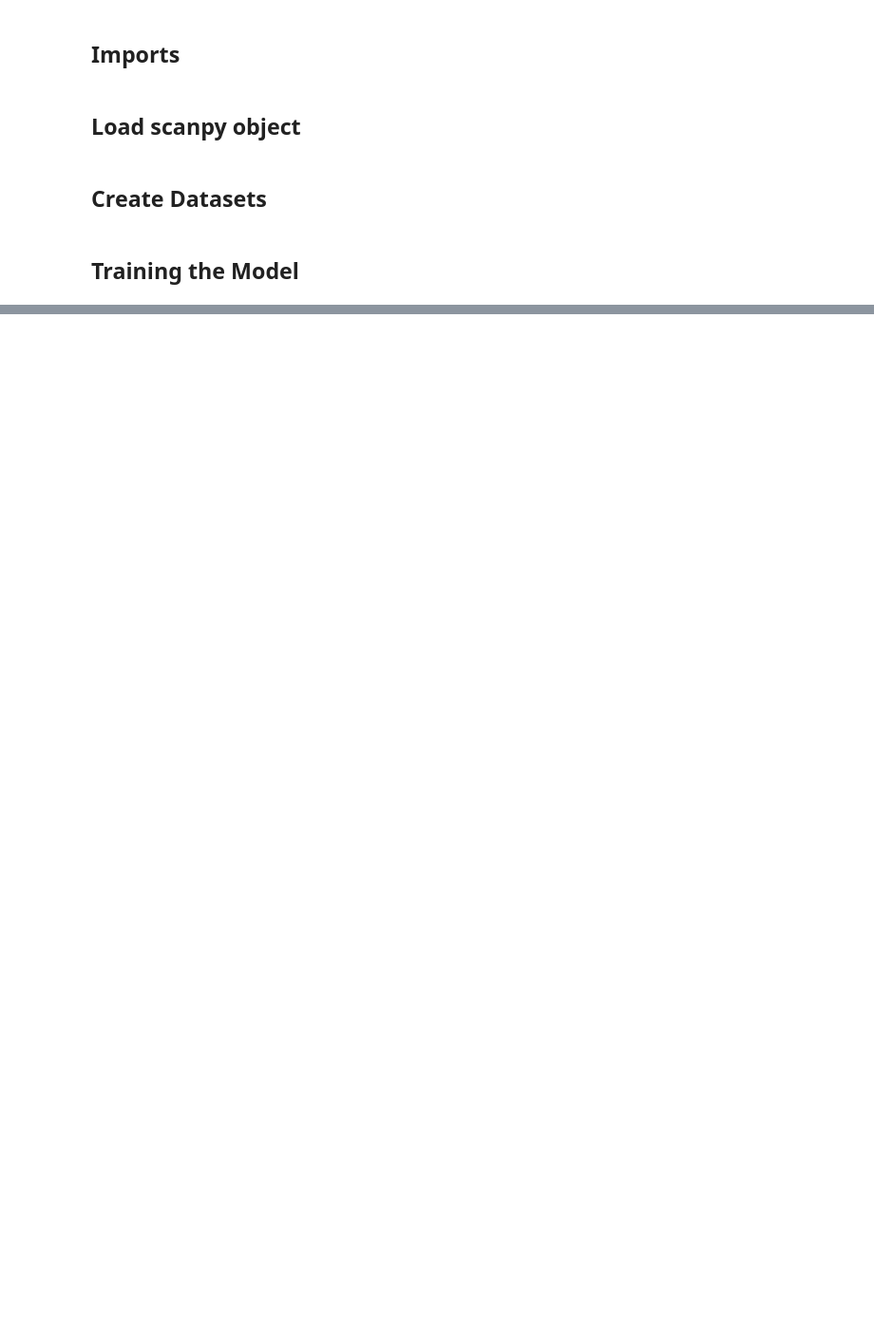
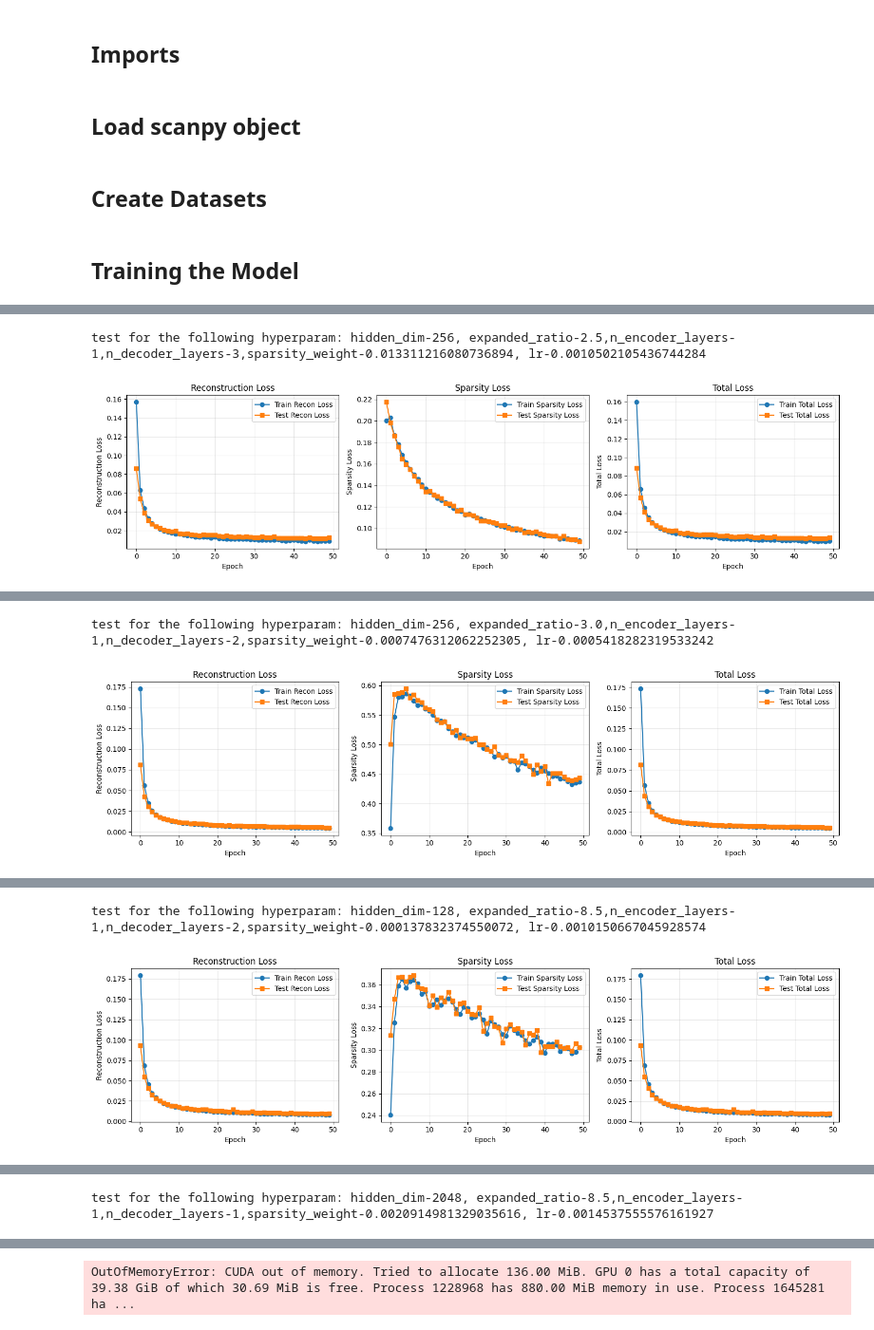
Before and after one commit to ranaabarghout/AstroBio, a Jupyter notebook: notebooks/0.4-sample-test-model.ipynb, the cells around one changed output, grey strips where cells are left out. Shown: that part at 95% size. Saved outputs shown, nothing was run; the diff lists cells and outputs as text; code cells hidden in the pictures; blank space fills up the shorter version.

```diff
--- a/notebooks/0.4-sample-test-model.ipynb
+++ b/notebooks/0.4-sample-test-model.ipynb
@@ -48,0 +54,56 @@ losses = model.train_model(
+# %%
+import optuna
+import numpy as np
+import torch
+import random
+import gc
+
+np.random.seed(42)
+torch.manual_seed(42)
+random.seed(42)
+
+def objective(trial):
+    # Suggest hyperparameters to optimize
+    hidden_dim = trial.suggest_categorical('hidden_dim', [128, 256, 512, 1028, 2048])
+    expanded_ratio = trial.suggest_float('expanded_ratio', 1.5, 10.0, step=0.5)
+    n_encoder_layers = trial.suggest_int('n_encoder_layers', 1, 3)
+    n_decoder_layers = trial.suggest_int('n_decoder_layers', 1, 3)
+    lr = trial.suggest_loguniform('lr', 1e-4, 5e-3)
+    sparsity_weight = trial.suggest_loguniform('sparsity_weight', 1e-4, 1e-1)
+
+    # Instantiate model with trial's suggestions
+    model = SparseAutoencoder(
+        input_dim=512,
+        hidden_dim=hidden_dim,
+        expanded_ratio=expanded_ratio,
+        n_encoder_layers=n_encoder_layers,
+        n_decoder_layers=n_decoder_layers,
+    )
+    # Train model for a small number of epochs for speed
+    print(f"test for the following hyperparam: hidden_dim-{hidden_dim}, expanded_ratio-{expanded_ratio},n_encoder_layers-{n_encoder_layers},n_decoder_layers-{n_decoder_layers},sparsity_weight-{sparsity_weight}, lr-{lr} ")
+    results = model.train_model(
+        train_loader=train_loader,
+        test_loader=test_loader,
+        n_epochs=50,
+        lr=lr,
+        sparsity_weight=sparsity_weight,
+        plot_losses=True,
+    )
+    # Return final test total loss as optimization target
+    gc.collect()
+    torch.cuda.empty_cache()
+    return results["test_total_loss"][-1]
+
+study = optuna.create_study(
+    direction="minimize",
+    sampler=optuna.samplers.TPESampler(seed=42)
+)
+study.optimize(objective, n_trials=20)
+
+print("Best trial:")
+trial = study.best_trial
+print(f"  Value (final test total loss): {trial.value:.5f}")
+print("  Params: ")
+for key, value in trial.params.items():
+    print(f"    {key}: {value}")
+# %% [output]
@@ -48,0 +111,2 @@ losses = model.train_model(
+test for the following hyperparam: hidden_dim-256, expanded_ratio-2.5,n_encoder_layers-1,n_decoder_layers-3,sparsity_weight-0.013311216080736894, lr-0.0010502105436744284
+[figure, added]
@@ -48,0 +114,2 @@ losses = model.train_model(
+test for the following hyperparam: hidden_dim-256, expanded_ratio-3.0,n_encoder_layers-1,n_decoder_layers-2,sparsity_weight-0.0007476312062252305, lr-0.0005418282319533242
+[figure, added]
@@ -48,0 +117,2 @@ losses = model.train_model(
+test for the following hyperparam: hidden_dim-128, expanded_ratio-8.5,n_encoder_layers-1,n_decoder_layers-2,sparsity_weight-0.000137832374550072, lr-0.0010150667045928574
+[figure, added]
@@ -48,0 +120 @@ losses = model.train_model(
+test for the following hyperparam: hidden_dim-2048, expanded_ratio-8.5,n_encoder_layers-1,n_decoder_layers-1,sparsity_weight-0.0020914981329035616, lr-0.0014537555576161927
@@ -48,0 +138 @@ losses = model.train_model(
+OutOfMemoryError: CUDA out of memory. Tried to allocate 136.00 MiB. GPU 0 has a total capacity of 39.38 GiB of which 30.69 MiB is free. Process 1228968 has 880.00 MiB memory in use. Process 1645281 ha ...
```
Also changed, not shown: parts of 4 cells of this notebook.
